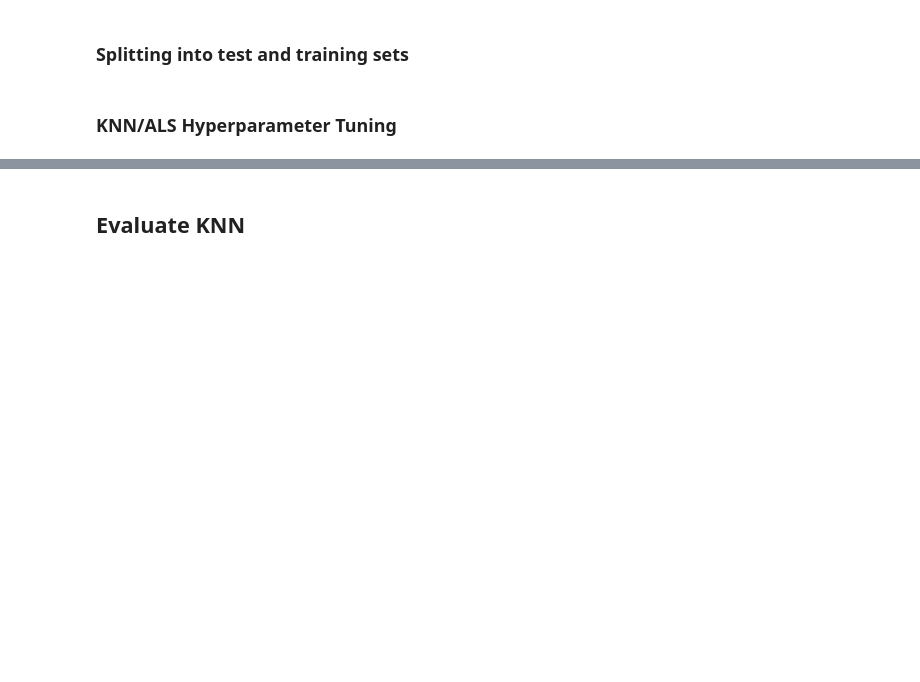
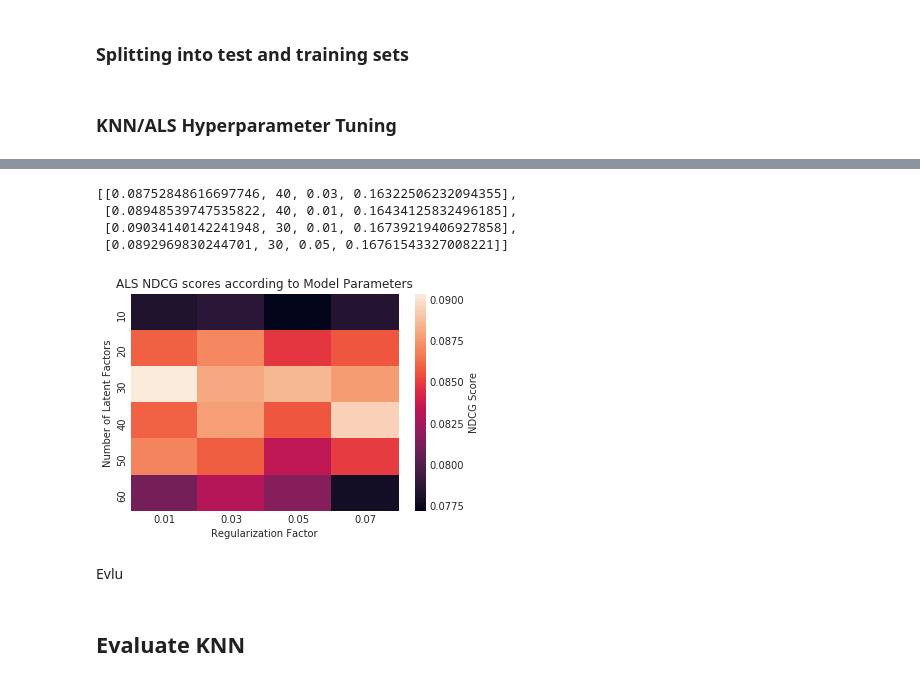
Before and after one commit to timjaya/lastfm, a Jupyter notebook: evaluate_model.ipynb, the cells around one changed output, grey strips where cells are left out. Saved outputs shown, nothing was run; the diff lists cells and outputs as text; code cells hidden in the pictures; blank space fills up the shorter version.

```diff
--- a/evaluate_model.ipynb
+++ b/evaluate_model.ipynb
@@ -536,7 +503,7 @@ The ndcg on the test set is  0.1065194898627836 , after hyperparameter optimizat
 import time
 start = time.time()
 model=implicit.als.AlternatingLeastSquares
-ndcg_list,heatmap_list=auto_tune_parameter(4,20,model,plays_sparse,[5,10,20,30,40],[0.01,0.02],param3=None)
+ndcg_list,heatmap_list=auto_tune_parameter(4,20,model,plays_sparse,[10,20,30,40,50,60],[.01,.03,.05,.07],param3=None)
 stop = time.time()
 total = stop-start
 # %% [output]
@@ -568,3 +534,24 @@ The ndcg on the test set is  0.1177772877144246 , after hyperparameter optimizat
+# %%
+ndcg_list
+# %% [output]
+[[0.08752848616697746, 40, 0.03, 0.16322506232094355],
+ [0.08948539747535822, 40, 0.01, 0.16434125832496185],
+ [0.09034140142241948, 30, 0.01, 0.16739219406927858],
+ [0.0892969830244701, 30, 0.05, 0.16761543327008221]]
+# %%
+import seaborn as sns
+from matplotlib import pyplot as plt
+from pylab import savefig
+sns.set_style("whitegrid")
+sns.heatmap(heatmap_list[2], xticklabels=['0.01','0.03','0.05','0.07'], yticklabels=['10','20','30','40','50','60'], cbar_kws={'label':'NDCG Score'})
+plt.ylabel("Number of Latent Factors")
+plt.xlabel("Regularization Factor")
+plt.title("ALS NDCG scores according to Model Parameters")
+plt.show()
+# %% [output]
+[figure, added]
+# %% [markdown]
+Evlu
 # %% [markdown]
 ## Evaluate KNN
 # %%
```
Also changed, not shown: parts of 4 cells of this notebook, 1 other file.
